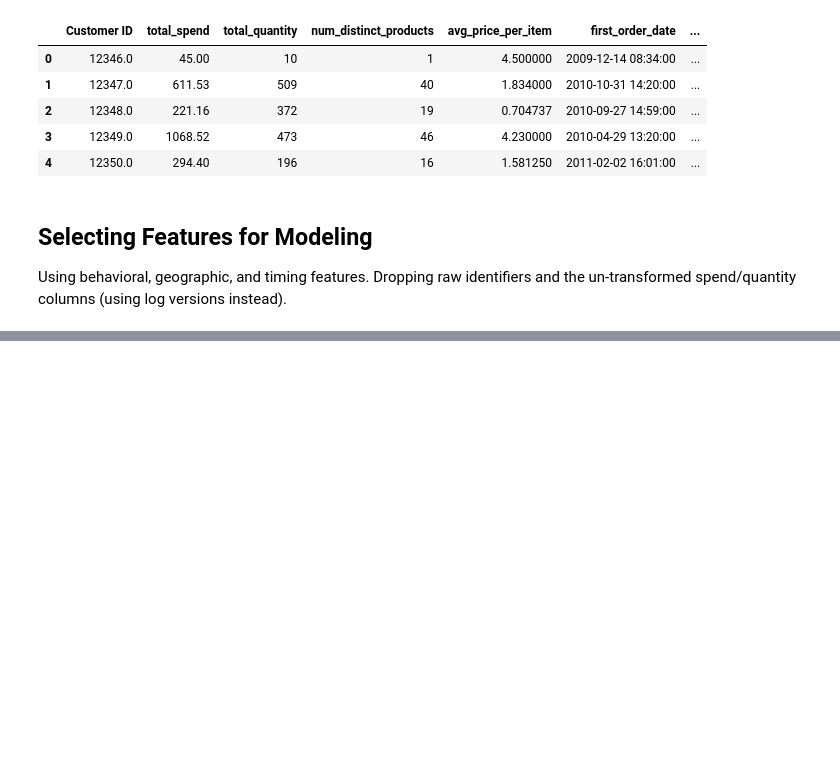
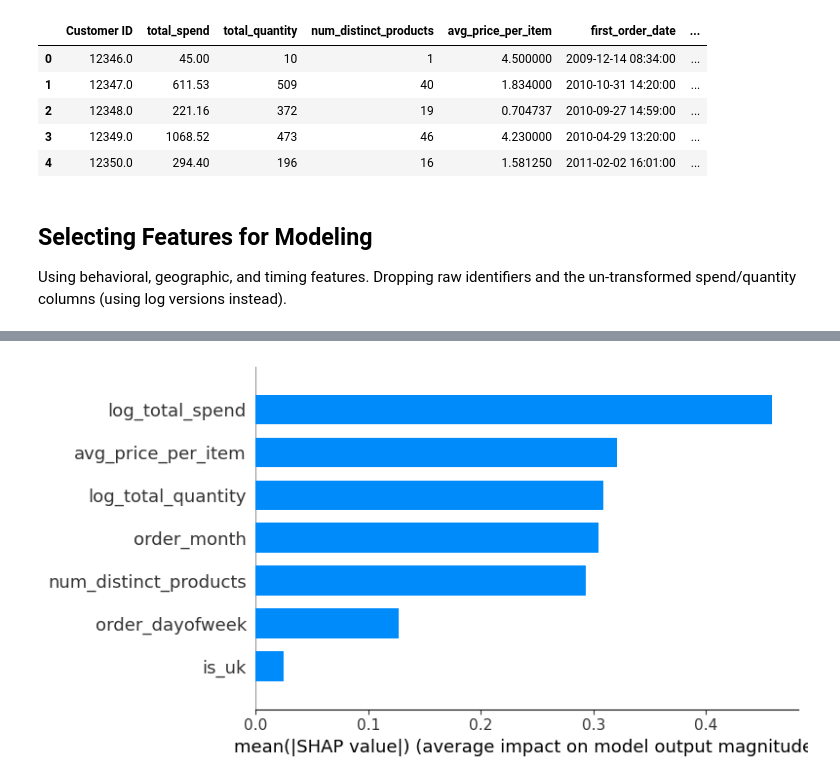
Before and after one commit to Maleesha-Jayasingha/repeat-purchase-prediction, a Jupyter notebook: notebooks/02_modeling.ipynb, the cells around one changed output, grey strips where cells are left out. Saved outputs shown, nothing was run; the diff lists cells and outputs as text; code cells hidden in the pictures; blank space fills up the shorter version.

```diff
--- a/notebooks/02_modeling.ipynb
+++ b/notebooks/02_modeling.ipynb
@@ -26,0 +209,4 @@ and the un-transformed spend/quantity columns (using log versions instead).
+# %%
+shap.summary_plot(shap_values, X_test, feature_names=feature_cols, plot_type='bar')
+# %% [output]
+[figure, added]
```
Also changed, not shown: parts of 16 cells of this notebook.
